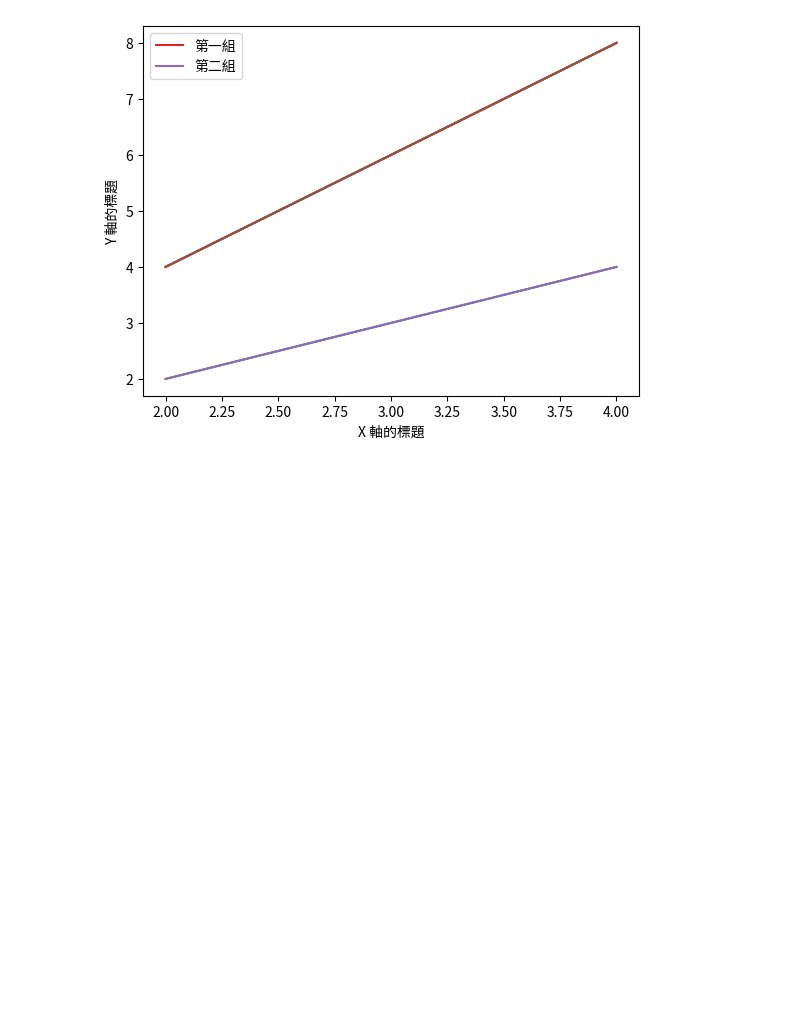
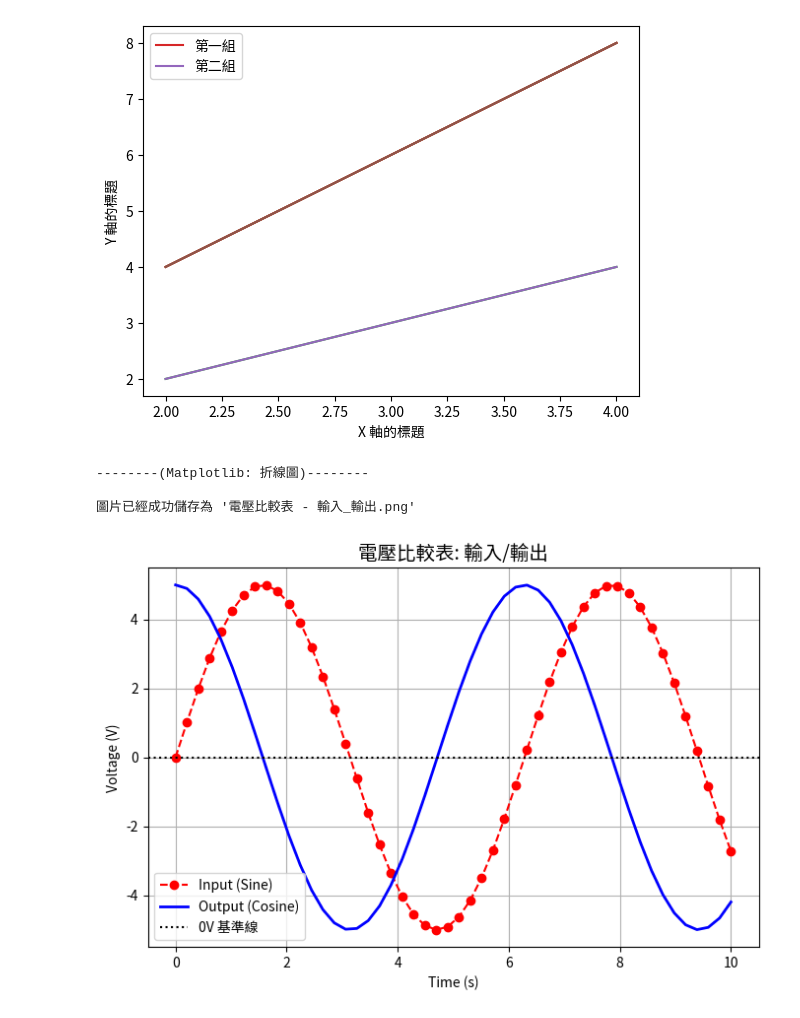
Before and after one commit to u9828057/Python_Practice, a Jupyter notebook: Matplotlib/Python_暑假練習_08_16_02:【Matplotlib】折線圖.ipynb, the cells around one changed output. Drawn from its saved outputs; the diff is of its cells as text; code cells hidden in the pictures; blank space fills up the shorter version.

```diff
--- a/Matplotlib/Python_暑假練習_08_16_02:【Matplotlib】折線圖.ipynb
+++ b/Matplotlib/Python_暑假練習_08_16_02:【Matplotlib】折線圖.ipynb
@@ -214,3 +208,61 @@ plt.ylabel("Y 軸的標題")
 [figure]
 Text(0, 0.5, 'Y 軸的標題')
 [figure]
+# %%
+#==================
+# 實驗模擬情境
+#==================
+import numpy as np
+import matplotlib.pyplot as plt
+print("--------(Matplotlib: 折線圖)--------\n")
+
+# 1. 準備數據
+time = np.linspace(0, 10, 50)  #取 50 個取樣點
+v_in = 5*np.sin(time)       #輸入訊號 (Sine)
+v_out = 5*np.cos(time)      #輸出訊號 (Cosine)
+
+#-------------------------------------------------------------
+
+# 2. 繪製折線圖
+plt.figure(figsize=(8, 5))  #設定整張圖表的長寬比例 (8 x 5)
+
+# 繪製第一條線 (紅色、虛線、圓點標記)
+# 並加上 label="Input (Sine)" 準備給圖例使用
+plt.plot(time, v_in, "r--o", label="Input (Sine)")
+
+# 繪製第二條線 (藍色、實線、無標記，增加線條寬度)
+plt.plot(time, v_out, color="blue", linestyle="-", \
+         linewidth=2, label="Output (Cosine)")
+
+#-------------------------------------------------------------
+
+# 3. 完善圖表資訊
+plt.title("電壓比較表: 輸入/輸出", fontsize=14)  #fontsize 可以調整字體大小
+plt.xlabel("Time (s)")
+plt.ylabel("Voltage (V)")
+plt.axhline(y=0, color="black",linestyle=":",linewidth=1.5,label="0V 基準線")
+plt.grid(True)
+plt.legend();   #顯示圖例 (自動抓取前面設定的 label)
+
+
+# §補充資料: 可以使用 plt.axhline() 或 plt.axvline() 在圖表中加入一條貫穿全圖的水平或垂直輔助線
+# .axhline() 代表 Axis Horizontal Line
+# .axvline() 代表 Axis Vertical Line
+# 可以將 y=0 設定在任何的電壓準位，這在觀察放大器是否有截波（Clipping）失真時相當好用
+
+#-------------------------------------------------------------
+
+# 4. 儲存與顯示圖片
+
+# 將畫好的圖存成高畫質 PNG 檔
+# dpi=300 代表高解析度，bbox_inches="tight" 可以避免存檔時邊緣的標籤被裁切掉
+plt.savefig("電壓比較表 - 輸入_輸出.png", dpi=300, bbox_inches="tight")
+print(f"圖片已經成功儲存為 '電壓比較表 - 輸入_輸出.png'")
+
+# 最後才顯示圖片
+plt.show()
+# %% [output]
+--------(Matplotlib: 折線圖)--------
+
+圖片已經成功儲存為 '電壓比較表 - 輸入_輸出.png'
+[figure, added]
```
Also changed, not shown: parts of 1 cell of this notebook.
